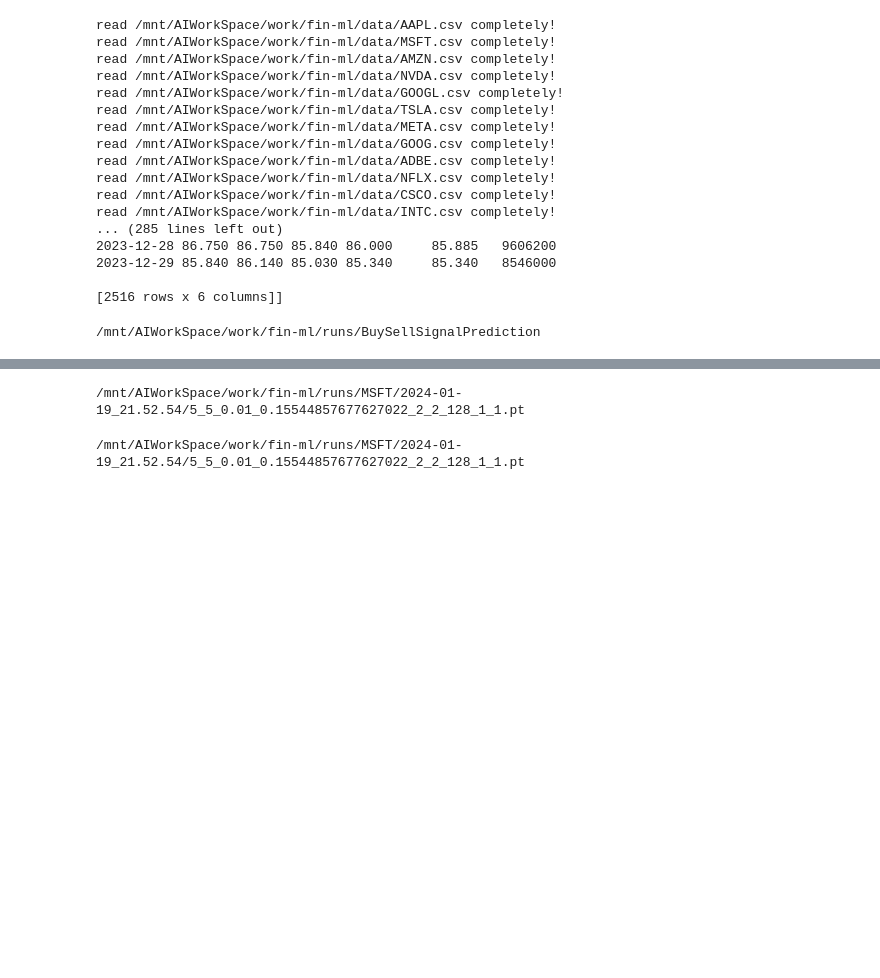
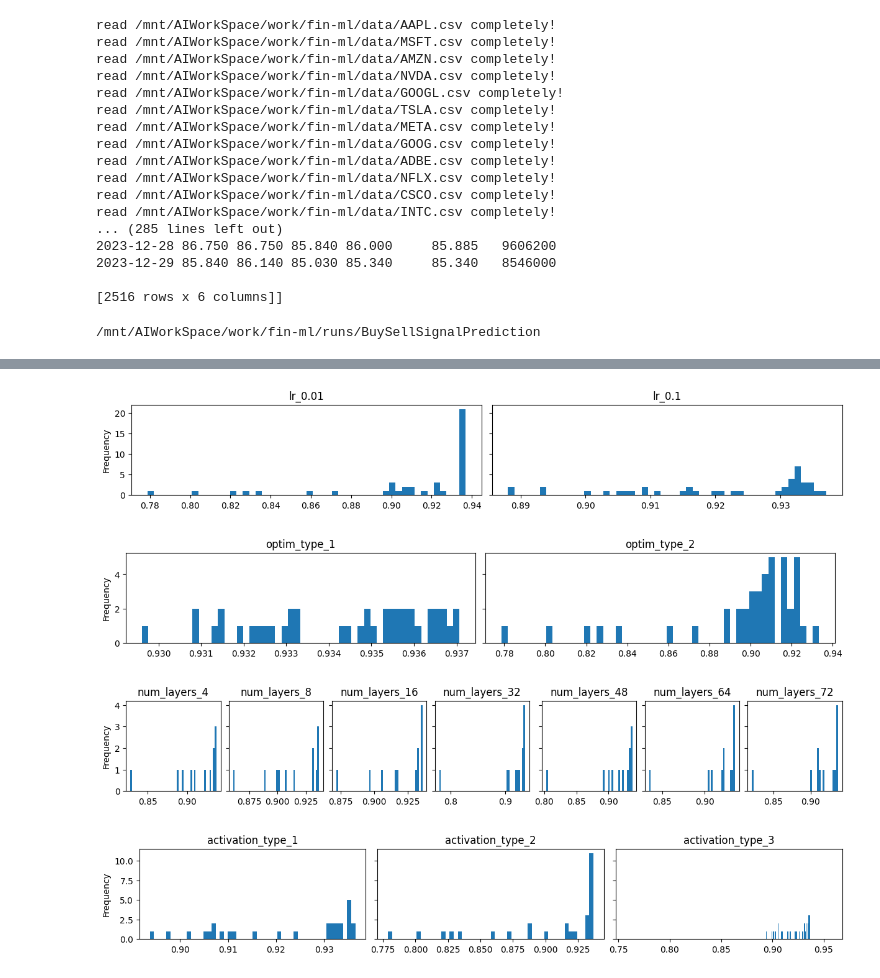
Before and after one commit to cloudaipro/fin-ml, a Jupyter notebook: BuySellSignalPrediction.ipynb, the cells around one changed output, grey strips where cells are left out. Cells and saved outputs as stored; diff of their text form; code cells hidden in the pictures; blank space fills up the shorter version.

```diff
--- a/BuySellSignalPrediction.ipynb
+++ b/BuySellSignalPrediction.ipynb
@@ -196,7 +201,7 @@ def prepare_dataloader():
 from torch import nn
 class BuySellSignalClassifier(nn.Module):
     def __init__(self, input_size, num_layers, activation_type):
-        super.__init__()
+        super().__init__()
         self.input_size = input_size
 
         layers = []
@@ -211,11 +216,11 @@ class BuySellSignalClassifier(nn.Module):
             in_features = out_features
         layers.append(nn.Linear(in_features, 2))
         self.classifier = nn.Sequential(*layers)
-        self.soft_max = nn.LogSoftMax(dim=1)
+        # self.soft_max = nn.LogSoftMax(dim=1)
 
     def forward(self, x):
         output = self.classifier(x)
-        output = self.soft_max(output)
+        # output = self.soft_max(output)
         return output
 
 def save_model(model, hyper_parameters, file_path, epoch_num=None):
@@ -453,13 +455,13 @@ Trial Progress
 # %%
-mse_list = []
+accuracy_list = []
 trial_list = list(analysis.trial_dataframes.values())
 for i, trial in enumerate(trial_list):
     if trial.empty == False:
-        d = pd.DataFrame.from_dict({"mse_score": trial.describe().loc['mean', 'mse_score'], "trial_id": trial.loc[0:0,'trial_id'] })
+        d = pd.DataFrame.from_dict({"mean_accuracy": trial.describe().loc['mean', 'mean_accuracy'], "trial_id": trial.loc[0:0,'trial_id'] })
     else:
-        d = pd.DataFrame.from_dict({"mse_score": [np.NaN], "trial_id": [np.NaN]})
-    mse_list.append(d)
-mse_df = pd.concat(mse_list)
-mse_df = mse_df.reset_index().loc[:, ["mse_score", "trial_id"]]
-print(mse_df)
+        d = pd.DataFrame.from_dict({"mean_accuracy": [np.NaN], "trial_id": [np.NaN]})
+    accuracy_list.append(d)
+accuracy_df = pd.concat(accuracy_list)
+accuracy_df = accuracy_df.reset_index().loc[:, ["mean_accuracy", "trial_id"]]
+print(accuracy_df)
 # %% [output]
@@ -480,15 +482,20 @@ print(mse_df)
 # %%
+import shutil
+
 config_df = pd.DataFrame(analysis.get_all_configs().values())
 print(config_df)
 
-results = pd.concat([mse_df, config_df], axis=1)
+results = pd.concat([accuracy_df, config_df], axis=1)
 print(results)
 
-sorted_results = results.sort_values(by="mse_score")
+sorted_results = results.sort_values(by="mean_accuracy", ascending=False)
 print(sorted_results.head(100))
-sorted_results_file = f"{time_str}_sorted_results.csv"
+sorted_results_file = f"{get_filename_of_ipynb()}_sorted_results.csv"
 sorted_results.to_csv(sorted_results_file)
 
 best_config = config_df.iloc[sorted_results.index[0]]
-print(best_config)
+id_str = "_".join(str(v) if v < 1 else f'{v:g}' for v in best_config.to_list())
+best_model_name = f"{log_dir}/{id_str}.pt"
+print(best_model_name)
+shutil.copy(best_model_name, f"{get_filename_of_ipynb()}.pt")
 # %% [output]
@@ -512,15 +520,17 @@ Name: 237, dtype: float64
-# %%
-id_str_of_best = f"5_5_0.01_{best_config.momentum}_{int(best_config.optim_type)}_{int(best_config.num_layers)}_{int(best_config.hidden_size)}_{int(best_config.num_fc_layers)}_{int(best_config.activation_type)}"
-best_model_name = f"{log_dir}/{id_str_of_best}.pt"
-print(best_model_name)
-# %% [output]
-/mnt/AIWorkSpace/work/fin-ml/runs/MSFT/2024-01-19_21.52.54/5_5_0.01_0.15544857677627022_2_2_128_1_1.pt
-# %%
-sorted_results = pd.read_csv(sorted_results_file, dtype='str')
-best_config = sorted_results.loc[0]
-
-id_str_of_best = f"5_5_0.01_{best_config.momentum}_{best_config.optim_type}_{best_config.num_layers}_{best_config.hidden_size}_{best_config.num_fc_layers}_{best_config.activation_type}"
-best_model_name = f"/mnt/AIWorkSpace/work/fin-ml/runs/{_TARGET_STK}/{time_str}/{id_str_of_best}.pt"
-print(best_model_name)
-# %% [output]
-/mnt/AIWorkSpace/work/fin-ml/runs/MSFT/2024-01-19_21.52.54/5_5_0.01_0.15544857677627022_2_2_128_1_1.pt
+# %%
+accuracy_desc = sorted_results['mean_accuracy'].astype('float32').describe()
+xlimit_range = [accuracy_desc['min'] - accuracy_desc['std'], accuracy_desc['max'] + accuracy_desc['std']]
+for hperparameter_name in turning_parameters:
+    parameter_group = sorted_results.groupby(hperparameter_name)
+    fix, axs = pyplot.subplots(1, len(parameter_group), layout='constrained', sharex=False, sharey=True, figsize=(12,2))
+    for i, g in enumerate(parameter_group):
+        g[1]['mean_accuracy'].astype('float32').plot(kind='hist',bins=50, subplots=True,sharex=False,sharey=True,ax=axs[i])
+        axs[i].set_title(f"{hperparameter_name}_{g[0]}")
+
+pyplot.xlim(xlimit_range)
+pyplot.show()
+# %% [output]
+[figure, added]
+[figure, added]
+[figure, added]
+[figure, added]
```
Also changed, not shown: parts of 19 cells of this notebook, 1 other file.
